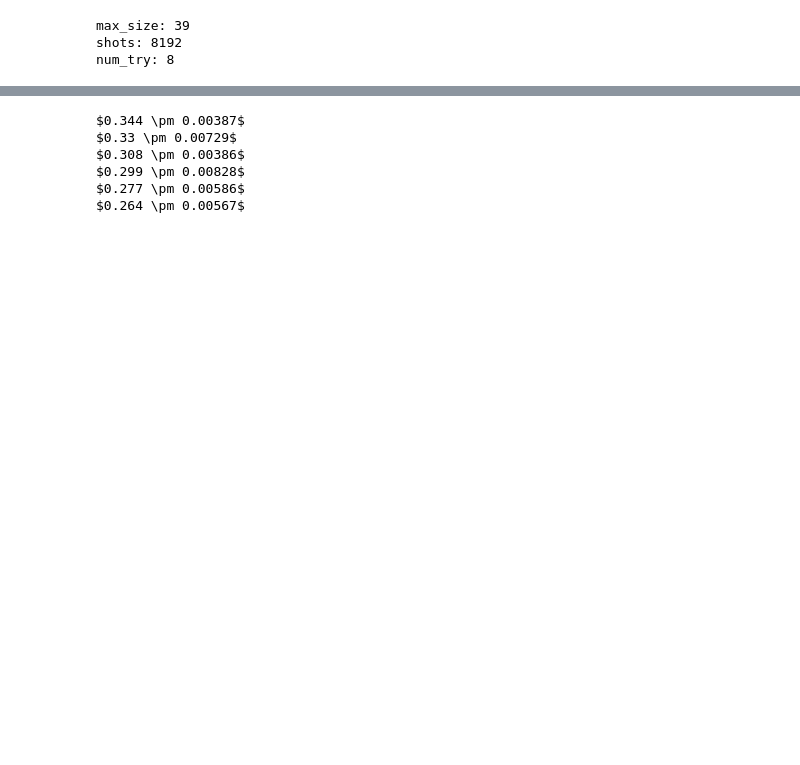
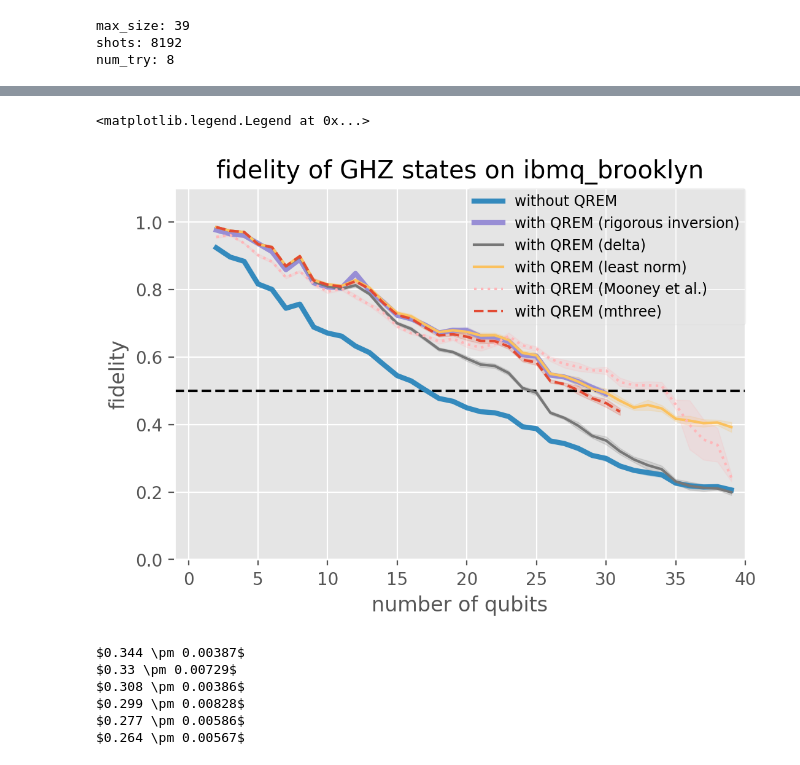
Before and after one commit to BOBO1997/master_thesis, a Jupyter notebook: test_libs_qrem/ghz_fidelity/brooklyn/run_8tries/visualization.ipynb, the cells around one changed output, grey strips where cells are left out. Drawn from its saved outputs; the diff is of its cells as text; code cells hidden in the pictures; blank space fills up the shorter version.

```diff
--- a/test_libs_qrem/ghz_fidelity/brooklyn/run_8tries/visualization.ipynb
+++ b/test_libs_qrem/ghz_fidelity/brooklyn/run_8tries/visualization.ipynb
@@ -100,3 +100,28 @@ plt.legend(bbox_to_anchor=(1, 1), loc='upper right', borderaxespad=0, framealpha
+# %%
+plt.style.use("ggplot")
+plt.figure(dpi=200)
+plt.plot([-1, max_size + 1], [0.5, 0.5], linestyle="--", color="Black")
+plt.plot(range(2, max_size + 1), raw_fidelities_mean_list[1:], label="without QREM", color="C1", lw=3)
+plt.fill_between(range(2, max_size + 1), raw_fidelities_mean_list[1:] - raw_fidelities_stddev_list[1:], raw_fidelities_mean_list[1:] + raw_fidelities_stddev_list[1:], alpha=0.2, color="C1")
+plt.plot(range(2, ignis_size + 1), ignis_fidelities_mean_list[1:], label="with QREM (rigorous inversion)", color="C2", lw=3)
+plt.fill_between(range(2, ignis_size + 1), ignis_fidelities_mean_list[1:] - ignis_fidelities_stddev_list[1:], ignis_fidelities_mean_list[1:] + ignis_fidelities_stddev_list[1:], alpha=0.2, color="C2")
+plt.plot(range(2, max_size + 1), delta_fidelities_mean_list[1:], label="with QREM (delta)", color="C3")
+plt.fill_between(range(2, max_size + 1), delta_fidelities_mean_list[1:] - delta_fidelities_stddev_list[1:], delta_fidelities_mean_list[1:] + delta_fidelities_stddev_list[1:], alpha=0.2, color="C3")
+plt.plot(range(2, max_size + 1), lnp_fidelities_mean_list[1:], label="with QREM (least norm)", color="C4")
+plt.fill_between(range(2, max_size + 1), lnp_fidelities_mean_list[1:] - lnp_fidelities_stddev_list[1:], lnp_fidelities_mean_list[1:] + lnp_fidelities_stddev_list[1:], alpha=0.2, color="C4")
+plt.plot(range(2, max_size + 1), mooney001_fidelities_mean_list[1:], label="with QREM (Mooney et al.)", color="C6", linestyle="dotted")
+plt.fill_between(range(2, max_size + 1), mooney001_fidelities_mean_list[1:] - mooney001_fidelities_stddev_list[1:], mooney001_fidelities_mean_list[1:] + mooney001_fidelities_stddev_list[1:], alpha=0.2, color="C6")
+plt.plot(range(2, mthree_lu_size + 1), mthree_lu_fidelities_mean_list[1:], label="with QREM (mthree)", color="C7", linestyle="dashed")
+plt.fill_between(range(2, mthree_lu_size + 1), mthree_lu_fidelities_mean_list[1:] - mthree_lu_fidelities_stddev_list[1:], mthree_lu_fidelities_mean_list[1:] + mthree_lu_fidelities_stddev_list[1:], alpha=0.2, color="C7")
+plt.xlabel("number of qubits")
+plt.ylabel("fidelity")
+plt.xlim(-1, max_size + 1)
+plt.ylim(0, 1.1)
+plt.title("fidelity of GHZ states on ibmq_brooklyn")
+plt.legend(bbox_to_anchor=(1, 1), loc='upper right', borderaxespad=0, framealpha= 0.2, fontsize=8.5)
+# %% [output]
+<matplotlib.legend.Legend at 0x...>
+[figure, added]
 # %%
 for mean, stddev in zip(raw_fidelities_mean_list[26:32], raw_fidelities_stddev_list[26:32]):
     print("${:.3g} \\pm {:.3g}$".format(mean, stddev))
```
Also changed, not shown: parts of 3 cells of this notebook, 3 other files.
